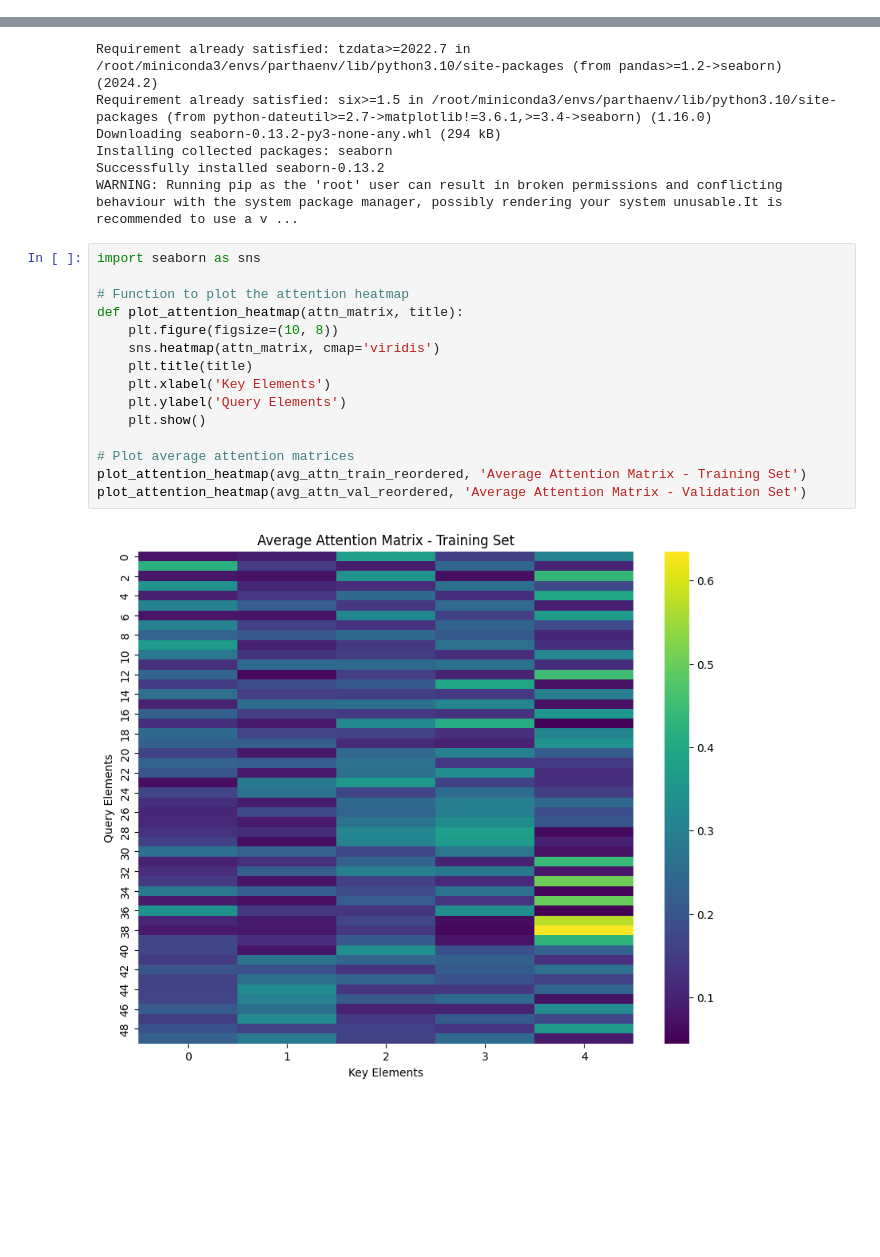
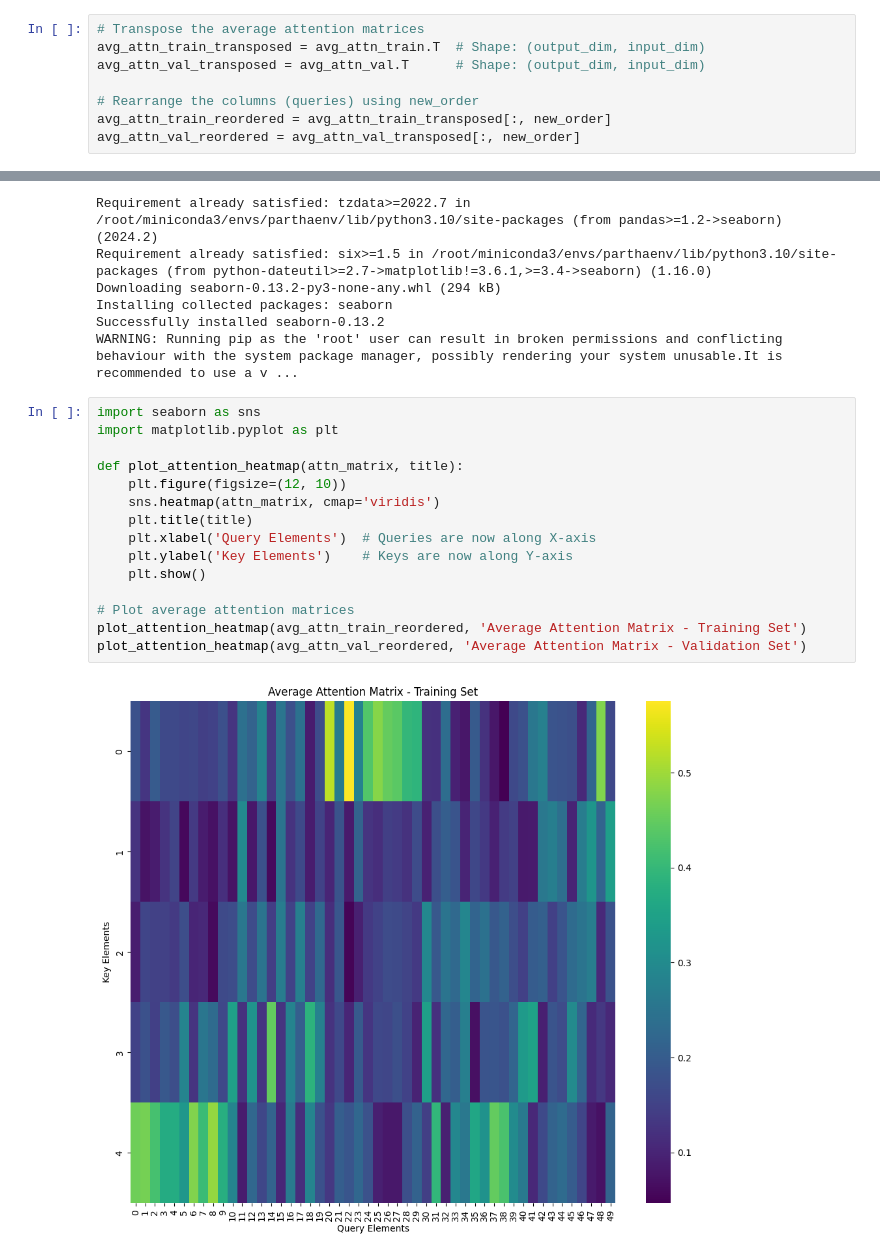
Before and after one commit to pthak006/disentanglement, a Jupyter notebook: Corex_transformer-1.ipynb, the cells around one changed output, grey strips where cells are left out. Drawn from its saved outputs; the diff is of its cells as text; blank space fills up the shorter version.

Commit message:
transposed the attention plot for analyzing ease

```diff
--- a/Corex_transformer-1.ipynb
+++ b/Corex_transformer-1.ipynb
@@ -466,3 +442,11 @@ avg_attn_val_reordered = avg_attn_val[new_order, :]
+# %%
+# Transpose the average attention matrices
+avg_attn_train_transposed = avg_attn_train.T  # Shape: (output_dim, input_dim)
+avg_attn_val_transposed = avg_attn_val.T      # Shape: (output_dim, input_dim)
+
+# Rearrange the columns (queries) using new_order
+avg_attn_train_reordered = avg_attn_train_transposed[:, new_order]
+avg_attn_val_reordered = avg_attn_val_transposed[:, new_order]
 # %%
 !pip install seaborn
 # %% [output]
@@ -488,18 +472,18 @@ Successfully installed seaborn-0.13.2
 WARNING: Running pip as the 'root' user can result in broken permissions and conflicting behaviour with the system package manager, possibly rendering your system unusable.It is recommended to use a v ...
 # %%
 import seaborn as sns
+import matplotlib.pyplot as plt
 
-# Function to plot the attention heatmap
 def plot_attention_heatmap(attn_matrix, title):
-    plt.figure(figsize=(10, 8))
+    plt.figure(figsize=(12, 10))
     sns.heatmap(attn_matrix, cmap='viridis')
     plt.title(title)
-    plt.xlabel('Key Elements')
-    plt.ylabel('Query Elements')
+    plt.xlabel('Query Elements')  # Queries are now along X-axis
+    plt.ylabel('Key Elements')    # Keys are now along Y-axis
     plt.show()
 
 # Plot average attention matrices
 plot_attention_heatmap(avg_attn_train_reordered, 'Average Attention Matrix - Training Set')
 plot_attention_heatmap(avg_attn_val_reordered, 'Average Attention Matrix - Validation Set')
 # %% [output]
-[figure, old version]
+[figure, new version]
```
Also changed, not shown: parts of 6 cells of this notebook.
